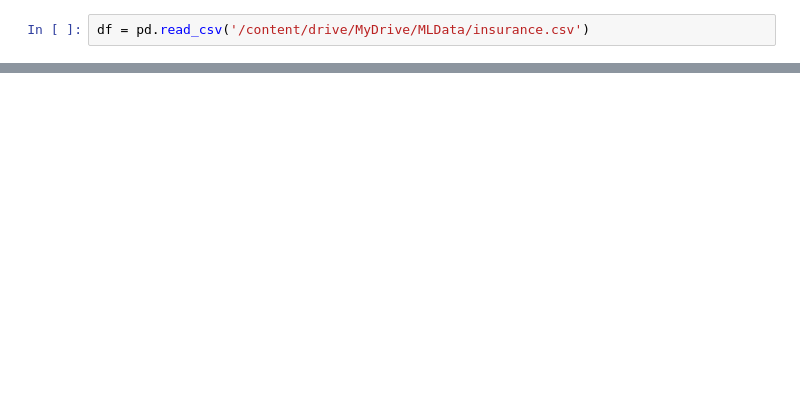
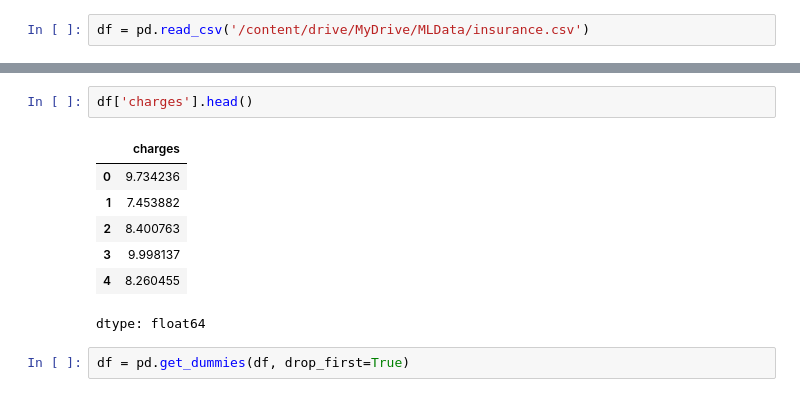
Before and after one commit to guupiii/ESAA, a Jupyter notebook: eda1.ipynb, the cells around one changed output, grey strips where cells are left out. Drawn from its saved outputs; the diff is of its cells as text; blank space fills up the shorter version.

```diff
--- a/eda1.ipynb
+++ b/eda1.ipynb
@@ -94,0 +26,12 @@ age와 children 사이에 상관관계가 거의 없다. 둘다 사용가능
+# %%
+df['charges'].head()
+# %% [output]
+|  | charges |
+| 0 | 9.734236 |
+| 1 | 7.453882 |
+| 2 | 8.400763 |
+| 3 | 9.998137 |
+| 4 | 8.260455 |
+dtype: float64
+# %%
+df = pd.get_dummies(df, drop_first=True)
```
Also changed, not shown: parts of 41 cells of this notebook.
